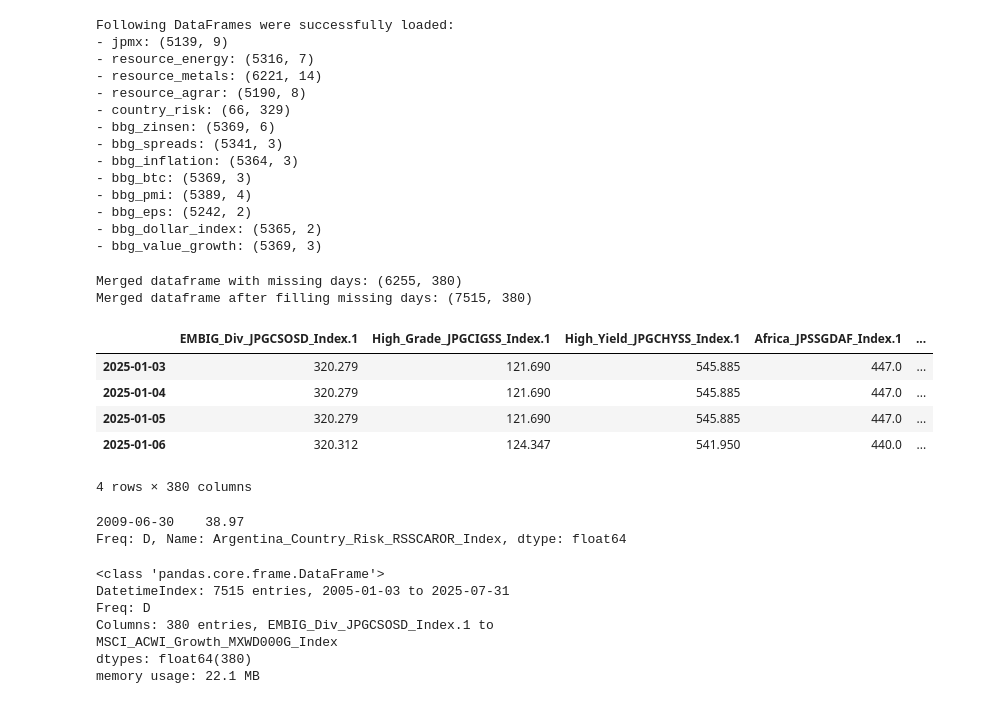
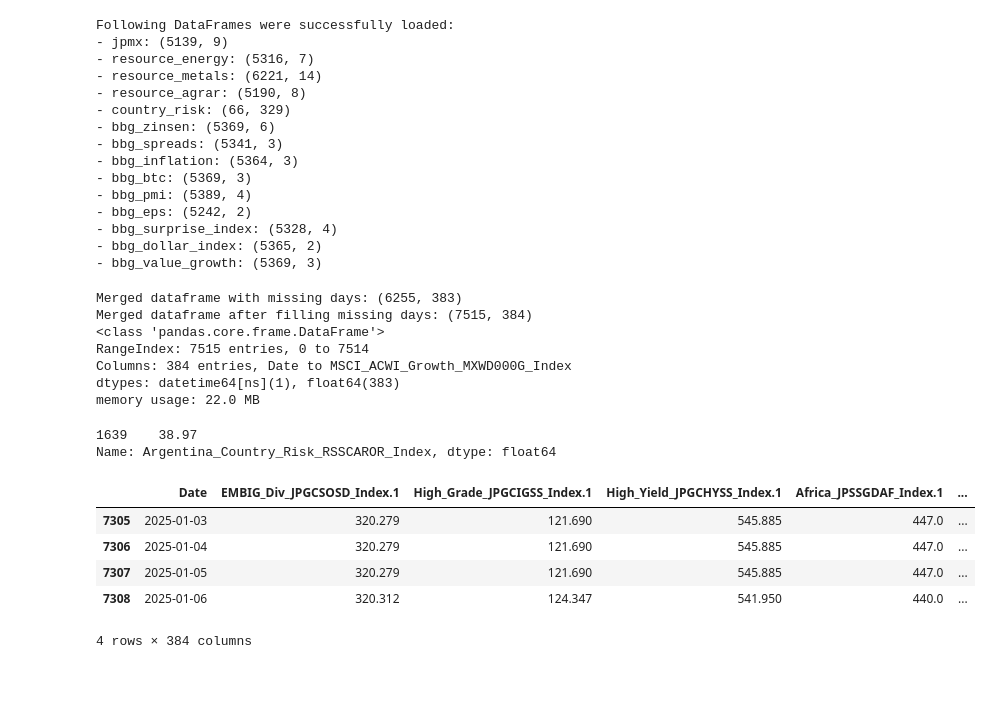
Before and after one commit to marcosarkady/geopolitical-risk-prediction-em-bonds, a Jupyter notebook: src/02_preprocess_data.ipynb, the cells around one changed output. Drawn from its saved outputs; the diff is of its cells as text; code cells hidden in the pictures.

```diff
--- a/src/02_preprocess_data.ipynb
+++ b/src/02_preprocess_data.ipynb
@@ -10,9 +8,20 @@ data_path = '..\\data'
 input_hdf_path = os.path.join(data_path, 'cleaned_data.h5')
 
 df_keys = [
-    'jpmx', 'resource_energy', 'resource_metals', 'resource_agrar',
-    'country_risk', 'bbg_zinsen', 'bbg_spreads', 'bbg_inflation',
-    'bbg_btc', 'bbg_pmi', 'bbg_eps', 'bbg_dollar_index', 'bbg_value_growth'
+    'jpmx',
+    'resource_energy',
+    'resource_metals',
+    'resource_agrar',
+    'country_risk',
+    'bbg_zinsen',
+    'bbg_spreads',
+    'bbg_inflation',
+    'bbg_btc',
+    'bbg_pmi',
+    'bbg_eps',
+    'bbg_surprise_index',
+    'bbg_dollar_index',
+    'bbg_value_growth'
 ]
 
 all_dfs_dict = {key: pd.read_hdf(input_hdf_path, key=key) for key in df_keys}
@@ -21,9 +30,6 @@ print("Following DataFrames were successfully loaded:")
 for name, df in all_dfs_dict.items():
     print(f"- {name}: {df.shape}")
 
-# (Optional) Unpack the DataFrames back into individual variables
-# globals().update(all_dfs_dict) # This command would recreate the variable df_jpmx, for example. Might need it later
-
 all_dfs = list(all_dfs_dict.values())
 # %% [output]
 Following DataFrames were successfully loaded:
@@ -38,57 +44,55 @@ Following DataFrames were successfully loaded:
 - bbg_btc: (5369, 3)
 - bbg_pmi: (5389, 4)
 - bbg_eps: (5242, 2)
+- bbg_surprise_index: (5328, 4)
 - bbg_dollar_index: (5365, 2)
 - bbg_value_growth: (5369, 3)
 # %%
 # Merge all dataframes in the list based on the 'Date' column
 main_df = reduce(lambda left, right: pd.merge(left, right, on='Date', how='outer'), all_dfs)
 
 # --- Post-Merge Cleaning and Filtering ---
 main_df.sort_values(by='Date', inplace=True)
 main_df.drop_duplicates(subset=['Date'], keep='first', inplace=True)
 
 start_date = '2005-01-03'
 end_date = '2025-07-31'
 main_df = main_df[(main_df['Date'] >= start_date) & (main_df['Date'] <= end_date)]
 
 main_df.reset_index(drop=True, inplace=True)
 
 # Set Date as Index
 main_df.set_index('Date', inplace=True)
 
 all_days = pd.date_range(start=main_df.index.min(), end=main_df.index.max(), freq='D')
 main_df_resampled = main_df.reindex(all_days)
 main_df_filled = main_df_resampled.ffill()
 main_df_filled = main_df_filled.infer_objects(copy=False)
 
 # Reset Index to 'Date' is a normal column again
-#main_df_resampled.reset_index(inplace=True)
-#main_df_resampled.rename(columns={'index': 'Date'}, inplace=True)
-#main_df_filled.reset_index(inplace=True)
-#main_df_filled.rename(columns={'index': 'Date'}, inplace=True)
+main_df_filled.reset_index(inplace=True)
+main_df_filled.rename(columns={'index': 'Date'}, inplace=True)
 
 print("Merged dataframe with missing days:", main_df.shape)
 print("Merged dataframe after filling missing days:", main_df_filled.shape)
 
-display(main_df_filled['2025-01-03': '2025-01-06'])
-display(main_df_filled.loc[main_df_filled.index == '2009-06-30', 'Argentina_Country_Risk_RSSCAROR_Index'])
 main_df_filled.info()
+display(main_df_filled.loc[main_df_filled['Date'] == '2009-06-30', 'Argentina_Country_Risk_RSSCAROR_Index'])
+display(main_df_filled[main_df_filled['Date'].between('2025-01-03', '2025-01-06')])
 # %% [output]
-Merged dataframe with missing days: (6255, 380)
-Merged dataframe after filling missing days: (7515, 380)
+Merged dataframe with missing days: (6255, 383)
+Merged dataframe after filling missing days: (7515, 384)
+<class 'pandas.core.frame.DataFrame'>
+RangeIndex: 7515 entries, 0 to 7514
+Columns: 384 entries, Date to MSCI_ACWI_Growth_MXWD000G_Index
+dtypes: datetime64[ns](1), float64(383)
+memory usage: 22.0 MB
+1639    38.97
+Name: Argentina_Country_Risk_RSSCAROR_Index, dtype: float64
-|  | EMBIG_Div_JPGCSOSD_Index.1 | High_Grade_JPGCIGSS_Index.1 | High_Yield_JPGCHYSS_Index.1 | Africa_JPSSGDAF_Index.1 | ... |
-| 2025-01-03 | 320.279 | 121.690 | 545.885 | 447.0 | ... |
-| 2025-01-04 | 320.279 | 121.690 | 545.885 | 447.0 | ... |
-| 2025-01-05 | 320.279 | 121.690 | 545.885 | 447.0 | ... |
-| 2025-01-06 | 320.312 | 124.347 | 541.950 | 440.0 | ... |
+|  | Date | EMBIG_Div_JPGCSOSD_Index.1 | High_Grade_JPGCIGSS_Index.1 | High_Yield_JPGCHYSS_Index.1 | Africa_JPSSGDAF_Index.1 | ... |
+| 7305 | 2025-01-03 | 320.279 | 121.690 | 545.885 | 447.0 | ... |
+| 7306 | 2025-01-04 | 320.279 | 121.690 | 545.885 | 447.0 | ... |
+| 7307 | 2025-01-05 | 320.279 | 121.690 | 545.885 | 447.0 | ... |
+| 7308 | 2025-01-06 | 320.312 | 124.347 | 541.950 | 440.0 | ... |
-4 rows × 380 columns
-2009-06-30    38.97
-Freq: D, Name: Argentina_Country_Risk_RSSCAROR_Index, dtype: float64
+4 rows × 384 columns
-<class 'pandas.core.frame.DataFrame'>
-DatetimeIndex: 7515 entries, 2005-01-03 to 2025-07-31
-Freq: D
-Columns: 380 entries, EMBIG_Div_JPGCSOSD_Index.1 to MSCI_ACWI_Growth_MXWD000G_Index
-dtypes: float64(380)
-memory usage: 22.1 MB
 # %%
```
Also changed, not shown: parts of 11 cells of this notebook, 4 other files.
